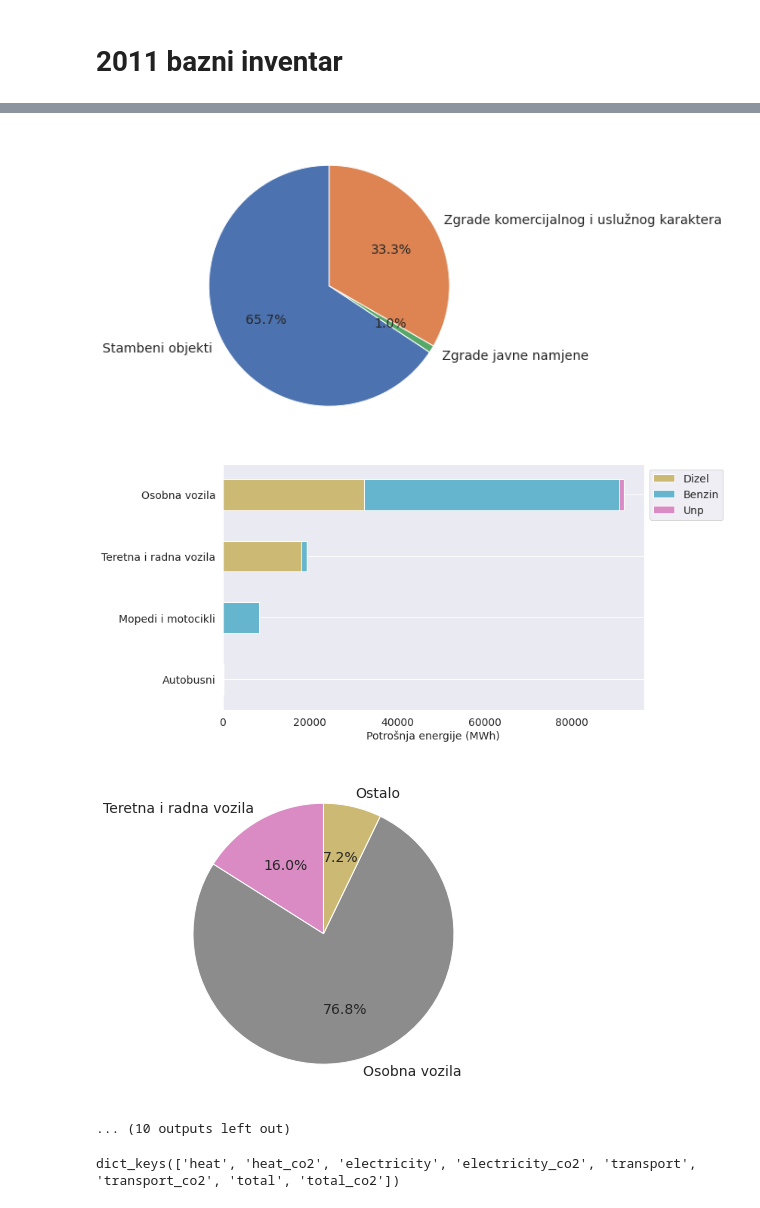
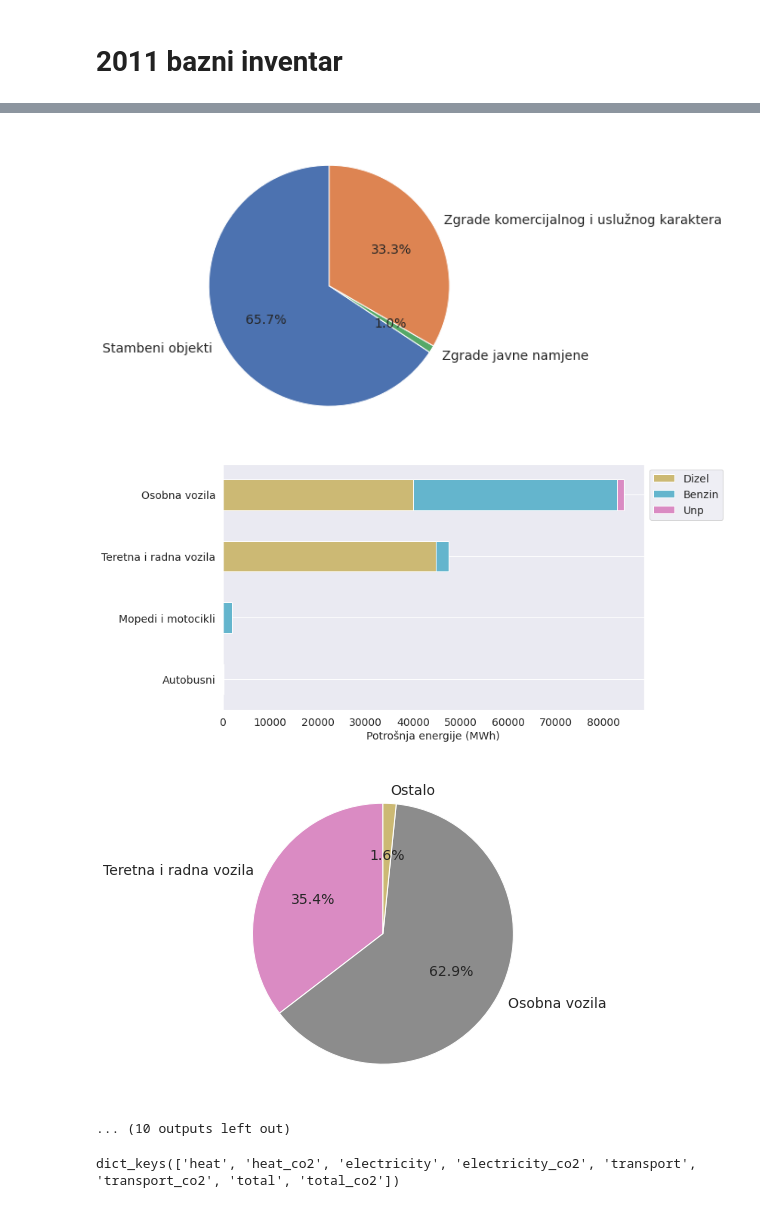
Before and after one commit to Green-Zone-Lab/vk_secap, a Jupyter notebook: notebooks/Analysis.ipynb, the cells around one changed output, grey strips where cells are left out. Cells and saved outputs as stored; diff of their text form; code cells hidden in the pictures.

```diff
--- a/notebooks/Analysis.ipynb
+++ b/notebooks/Analysis.ipynb
@@ -27,17 +27,6 @@ heat = pd.read_csv(root_dir / 'data/2011/vinkovci_grijanje_2011.csv')
 ele = pd.read_csv(root_dir / 'data/2011/vinkovci_struja_2011.csv')
 trans = pd.read_csv(root_dir / 'data/2011/privatna_vozila_2011.csv')
 light = ['električna energija', 2922.5, 678.0, 'javna rasvjeta']
-
-# group heat to fit 2019 format
-heat['kategorija'] = heat['kategorija'].replace('objekti i uredi gradskih tvrtki', 'uprava i uredi gradskih tvrtki')
-heat['kategorija'] = heat['kategorija'].replace('uprava', 'uprava i uredi gradskih tvrtki')
-heat = heat.groupby(['nadkategorija', 'kategorija', 'energent'], as_index=False).sum()
-
-# group electricity to fit 2019 format
-ele['kategorija'] = ele['kategorija'].replace('objekti i uredi gradskih tvrtki', 'uprava i uredi gradskih tvrtki')
-ele['kategorija'] = ele['kategorija'].replace('uprava', 'uprava i uredi gradskih tvrtki')
-ele = ele.groupby(['nadkategorija', 'kategorija'], as_index=False).sum()
-
 
 # fuel consumption is 2011 is too low, adjust to the same calculation as in 2019
 km_per_vehicle = 12542 # same km per year per vehicle
@@ -55,11 +44,11 @@ prop_diesel = diesel_adj / total
 
 # calculate tons of fuel
 diesel_spent = prop_diesel * trans.loc[trans['vrsta_prijevoza'] == 'osobna vozila'][
-    'broj'] * km_per_vehicle * constants.specific_consumption_diesel_2000 * constants.diesel_litre_to_ton
+    'broj'] * constants.diesel_km_per_year * constants.specific_consumption_diesel_2000 * constants.diesel_litre_to_ton
 petrol_spent = prop_petrol * trans.loc[trans['vrsta_prijevoza'] == 'osobna vozila'][
-    'broj'] * km_per_vehicle * constants.specific_consumption_petrol_2000 * constants.petrol_litre_to_ton
+    'broj'] * constants.petrol_km_per_year * constants.specific_consumption_petrol_2000 * constants.petrol_litre_to_ton
 lpg_spent = prop_lpg * trans.loc[trans['vrsta_prijevoza'] == 'osobna vozila'][
-    'broj'] * km_per_vehicle * constants.specific_consumption_petrol_2000 * constants.lpg_petrol_index * constants.lpg_litre_to_ton
+    'broj'] * constants.unp_km_per_year * constants.specific_consumption_petrol_2000 * constants.lpg_petrol_index * constants.lpg_litre_to_ton
 
 # fix values for cars
 trans.loc[trans['vrsta_prijevoza'] == 'osobna vozila', 'procijenjena_potrošena_masa_benzina(t)'] = petrol_spent
@@ -72,38 +61,49 @@ petrol_adj = trans.loc[trans['vrsta_prijevoza'] == 'teretna i radna vozila'][
 diesel_adj = trans.loc[trans['vrsta_prijevoza'] == 'teretna i radna vozila']['procijenjena_potrošena_masa_dizela(t)']
 total = petrol_adj + diesel_adj
 
 prop_petrol = petrol_adj / total
 prop_diesel = diesel_adj / total
 
 diesel_spent = prop_diesel * trans.loc[trans['vrsta_prijevoza'] == 'teretna i radna vozila'][
-    'broj'] * km_per_vehicle * constants.specific_consumption_diesel_2000 * constants.diesel_litre_to_ton
+    'broj'] * constants.heavy_km_per_year * constants.specific_consumption_diesel_2000 * constants.diesel_litre_to_ton
 petrol_spent = prop_petrol * trans.loc[trans['vrsta_prijevoza'] == 'teretna i radna vozila'][
-    'broj'] * km_per_vehicle * constants.specific_consumption_petrol_2000 * constants.petrol_litre_to_ton
+    'broj'] * constants.heavy_km_per_year * constants.specific_consumption_petrol_2000 * constants.petrol_litre_to_ton
 
 trans.loc[trans['vrsta_prijevoza'] == 'teretna i radna vozila', 'procijenjena_potrošena_masa_benzina(t)'] = petrol_spent
 trans.loc[trans['vrsta_prijevoza'] == 'teretna i radna vozila', 'procijenjena_potrošena_masa_dizela(t)'] = diesel_spent
 
 # fix values for bikes
 petrol_spent = trans.loc[trans['vrsta_prijevoza'] == 'mopedi i motocikli'][
-    'broj'] * km_per_vehicle * constants.specific_consumption_petrol_2000 * constants.petrol_litre_to_ton
+    'broj'] * constants.bikes_km_per_year * constants.specific_consumption_petrol_2000 * constants.petrol_litre_to_ton
 trans.loc[
     trans['vrsta_prijevoza'] == 'mopedi i motocikli', 'procijenjena_potrošena_masa_benzina(t)'] = petrol_spent
 
+
+# group heat to fit 2019 format
+heat['kategorija'] = heat['kategorija'].replace('objekti i uredi gradskih tvrtki', 'uprava i uredi gradskih tvrtki')
+heat['kategorija'] = heat['kategorija'].replace('uprava', 'uprava i uredi gradskih tvrtki')
+heat = heat.groupby(['nadkategorija', 'kategorija', 'energent'], as_index=False).sum()
+
+# group electricity to fit 2019 format
+ele['kategorija'] = ele['kategorija'].replace('objekti i uredi gradskih tvrtki', 'uprava i uredi gradskih tvrtki')
+ele['kategorija'] = ele['kategorija'].replace('uprava', 'uprava i uredi gradskih tvrtki')
+ele = ele.groupby(['nadkategorija', 'kategorija'], as_index=False).sum()
+
 base_inventory_2011 = Inventory(constants, 2011)
 inventory_2011 = base_inventory_2011.base_inventory(output_dir, heat, ele, trans, light)
 # %% [output]
 [figure]
 [figure]
 [figure]
 [figure]
 [figure]
 [figure]
 [figure]
 [figure]
 [figure]
 [figure]
-[figure, old version]
+[figure, new version]
-[figure, old version]
+[figure, new version]
 ... (10 outputs left out)
 # %%
 inventory_2011.keys()
```
Also changed, not shown: parts of 92 cells of this notebook, 1 other file.
